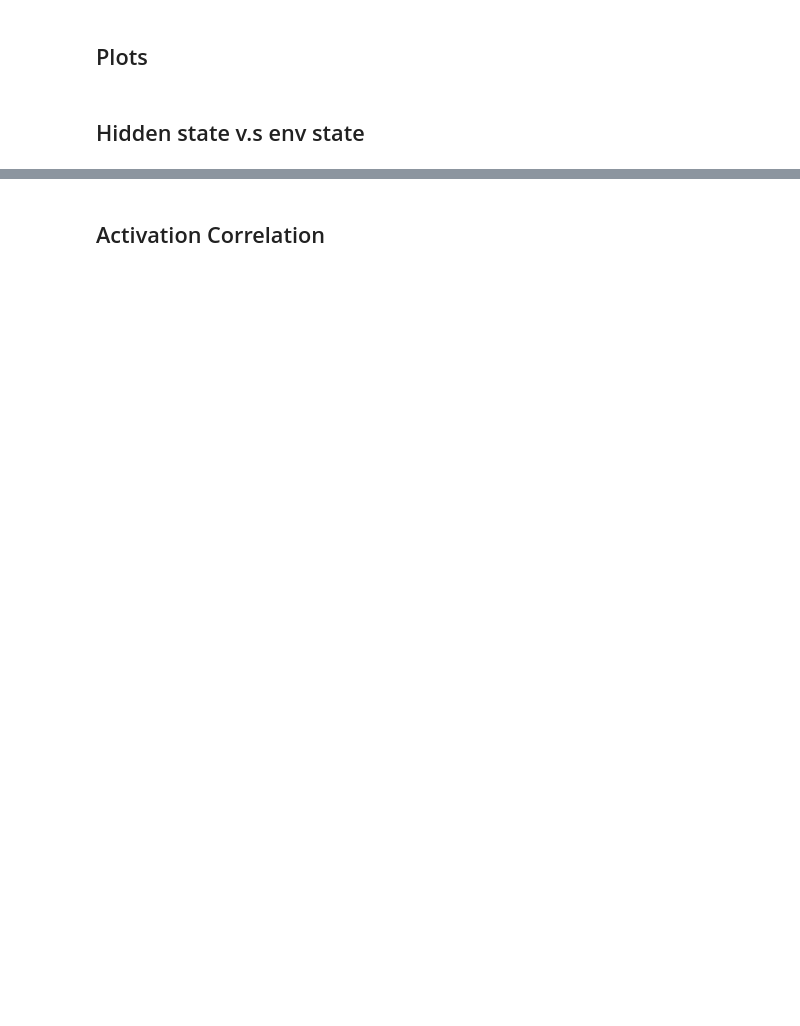
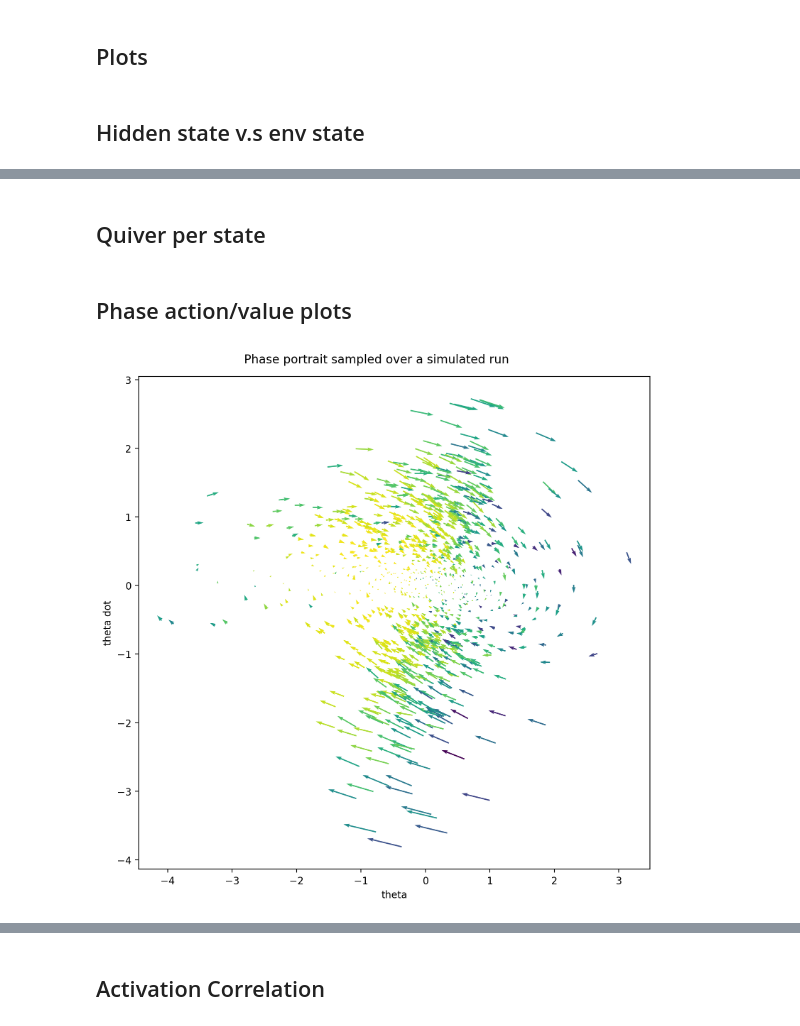
Before and after one commit to RenardDesNeiges/CTNN_Policies_DERL, a Jupyter notebook: eval_and_plot.ipynb, the cells around one changed output, grey strips where cells are left out. Cells and saved outputs as stored; diff of their text form; code cells hidden in the pictures; blank space fills up the shorter version.

```diff
--- a/eval_and_plot.ipynb
+++ b/eval_and_plot.ipynb
@@ -58,0 +65,25 @@ state_action_obs_plot(trajectory)
+# %% [markdown]
+## Quiver per state
+# %% [markdown]
+## Phase action/value plots
+# %%
+plt.rcParams["figure.figsize"]=8,8
+plt.rcParams["figure.dpi"]=200
+
+_theta = trajectory['observations'][:,1]
+_theta_dot = trajectory['observations'][:,3]
+
+# making a quiver plot
+fig, ax = plt.subplots()
+x = _theta
+y = _theta_dot
+u = _theta_dot
+v = -trajectory['actions'][:,0]
+c = trajectory['values'][:,0]
+q = ax.quiver(x,y,u,v, c)
+ax.set(xlabel='theta', ylabel='theta dot')
+
+fig.suptitle('Phase portrait sampled over a simulated run')
+fig.tight_layout()
+# %% [output]
+[figure, added]
```
Also changed, not shown: parts of 6 cells of this notebook, 1 other file.
